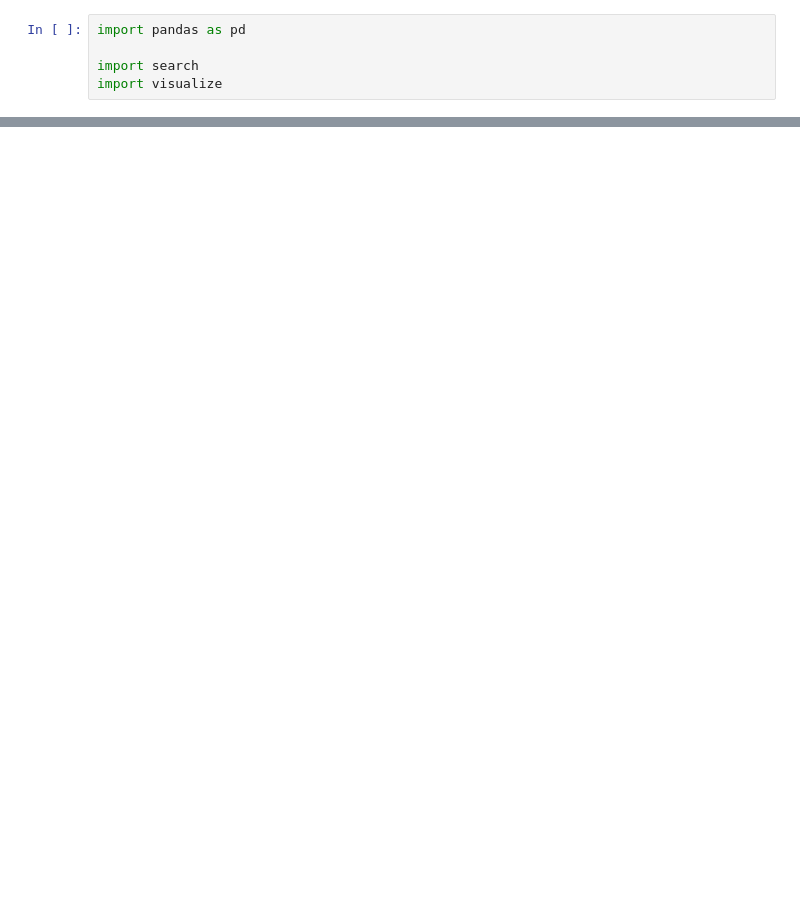
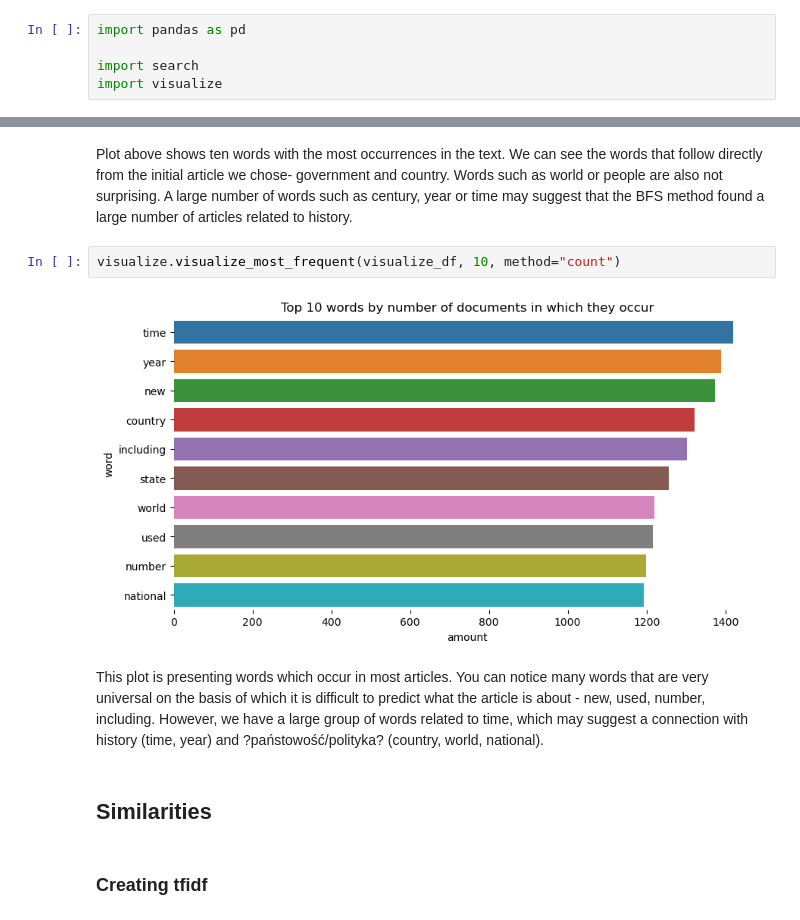
Before and after one commit to Tremirre/IR-Search-Engine, a Jupyter notebook: explore.ipynb, the cells around one changed output, grey strips where cells are left out. Drawn from its saved outputs; the diff is of its cells as text; blank space fills up the shorter version.

```diff
--- a/explore.ipynb
+++ b/explore.ipynb
@@ -9,0 +40,13 @@ texts = [text.replace(";", " ") for text in texts]
+# %% [markdown]
+Plot above shows ten words with the most occurrences in the text. We can see the words that follow directly from the initial article we chose- government and country. Words such as world or people are also not surprising.
+A large number of words such as century, year or time may suggest that the BFS method found a large number of articles related to history.
+# %%
+visualize.visualize_most_frequent(visualize_df, 10, method="count")
+# %% [output]
+[figure, added]
+# %% [markdown]
+This plot is presenting words which occur in most articles. You can notice many words that are very universal on the basis of which it is difficult to predict what the article is about - new, used, number, including. However, we have a large group of words related to time, which may suggest a connection with history (time, year) and ?państowość/polityka? (country, world, national).
+# %% [markdown]
+## Similarities
+# %% [markdown]
+### Creating tfidf
```
Also changed, not shown: parts of 33 cells of this notebook, 1 other file.
